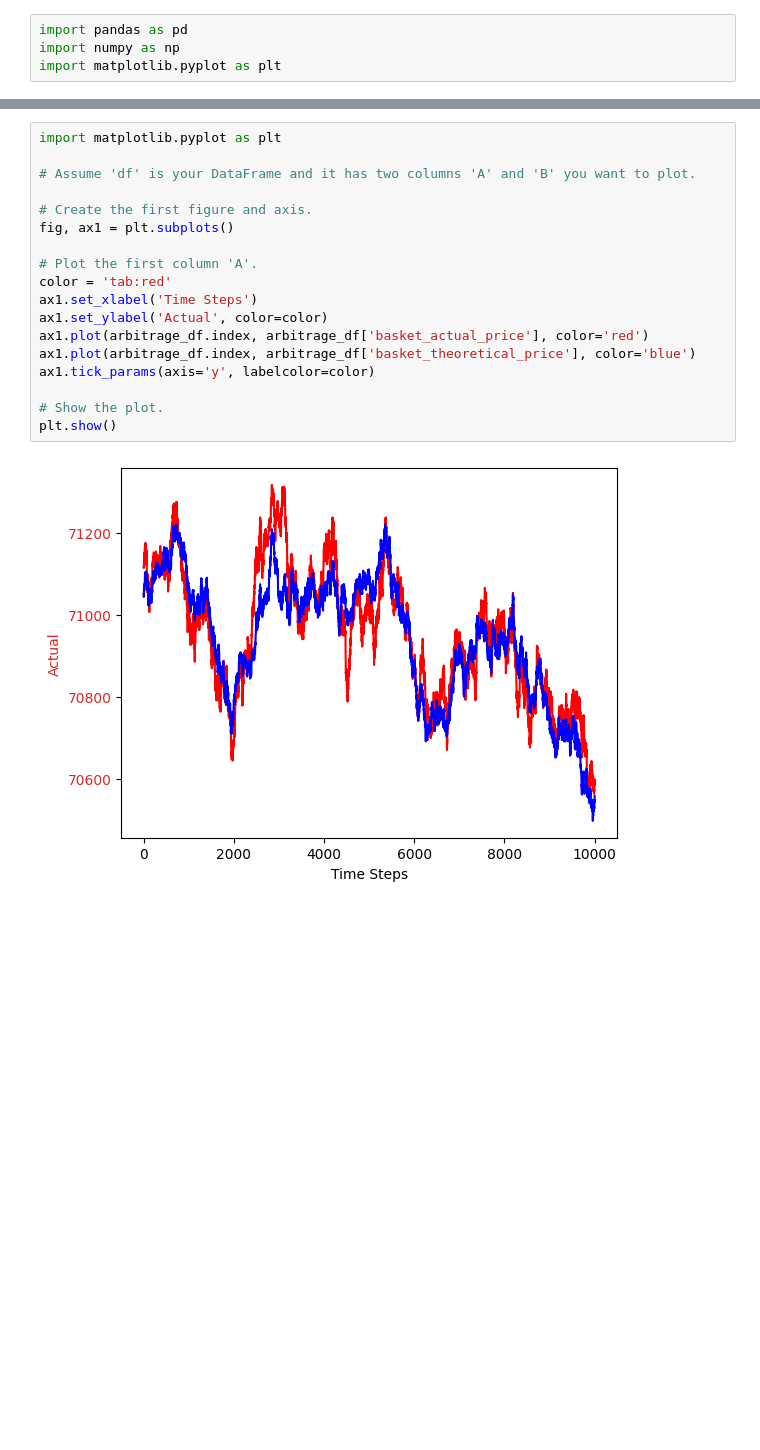
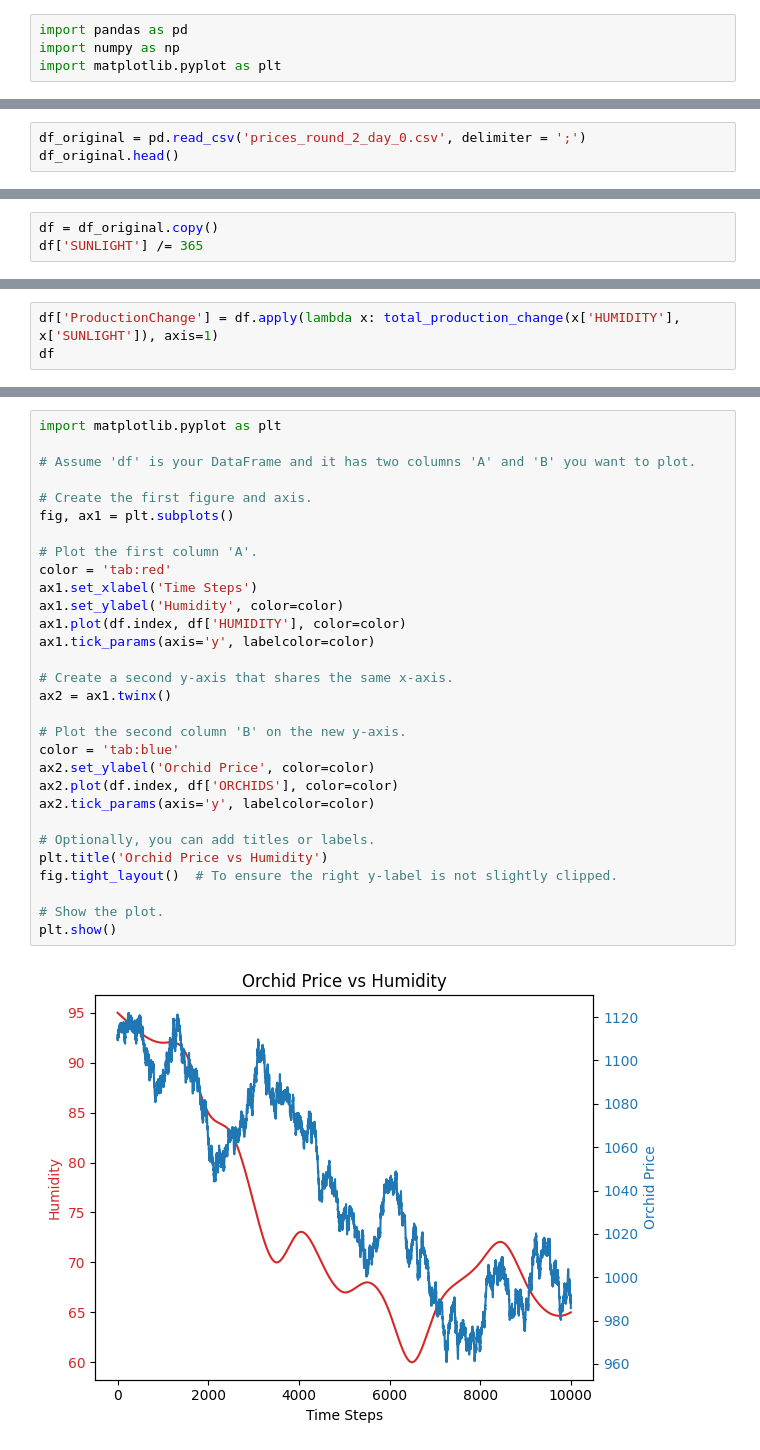
Before and after one commit to omehta101/IMC-Prosperity, a Jupyter notebook: testing.ipynb, the cells around one changed output, grey strips where cells are left out. Saved outputs shown, nothing was run; the diff lists cells and outputs as text; blank space fills up the shorter version.

```diff
--- a/testing.ipynb
+++ b/testing.ipynb
@@ -104,0 +5,3 @@ sum(stds)/3
+# %%
+df_original = pd.read_csv('prices_round_2_day_0.csv', delimiter = ';')
+df_original.head()
@@ -104,0 +15,3 @@ sum(stds)/3
+# %%
+df = df_original.copy()
+df['SUNLIGHT'] /= 365
@@ -104,0 +61,3 @@ sum(stds)/3
+# %%
+df['ProductionChange'] = df.apply(lambda x: total_production_change(x['HUMIDITY'], x['SUNLIGHT']), axis=1)
+df
@@ -105,20 +115,32 @@ sum(stds)/3
 # %%
 import matplotlib.pyplot as plt
 
 # Assume 'df' is your DataFrame and it has two columns 'A' and 'B' you want to plot.
 
 # Create the first figure and axis.
 fig, ax1 = plt.subplots()
 
 # Plot the first column 'A'.
 color = 'tab:red'
 ax1.set_xlabel('Time Steps')
-ax1.set_ylabel('Actual', color=color)
-ax1.plot(arbitrage_df.index, arbitrage_df['basket_actual_price'], color='red')
-ax1.plot(arbitrage_df.index, arbitrage_df['basket_theoretical_price'], color='blue')
+ax1.set_ylabel('Humidity', color=color)
+ax1.plot(df.index, df['HUMIDITY'], color=color)
 ax1.tick_params(axis='y', labelcolor=color)
+
+# Create a second y-axis that shares the same x-axis.
+ax2 = ax1.twinx()
+
+# Plot the second column 'B' on the new y-axis.
+color = 'tab:blue'
+ax2.set_ylabel('Orchid Price', color=color)
+ax2.plot(df.index, df['ORCHIDS'], color=color)
+ax2.tick_params(axis='y', labelcolor=color)
+
+# Optionally, you can add titles or labels.
+plt.title('Orchid Price vs Humidity')
+fig.tight_layout()  # To ensure the right y-label is not slightly clipped.
 
 # Show the plot.
 plt.show()
 # %% [output]
-[figure, old version]
+[figure, new version]
```
Also changed, not shown: parts of 41 cells of this notebook, 3 other files.
